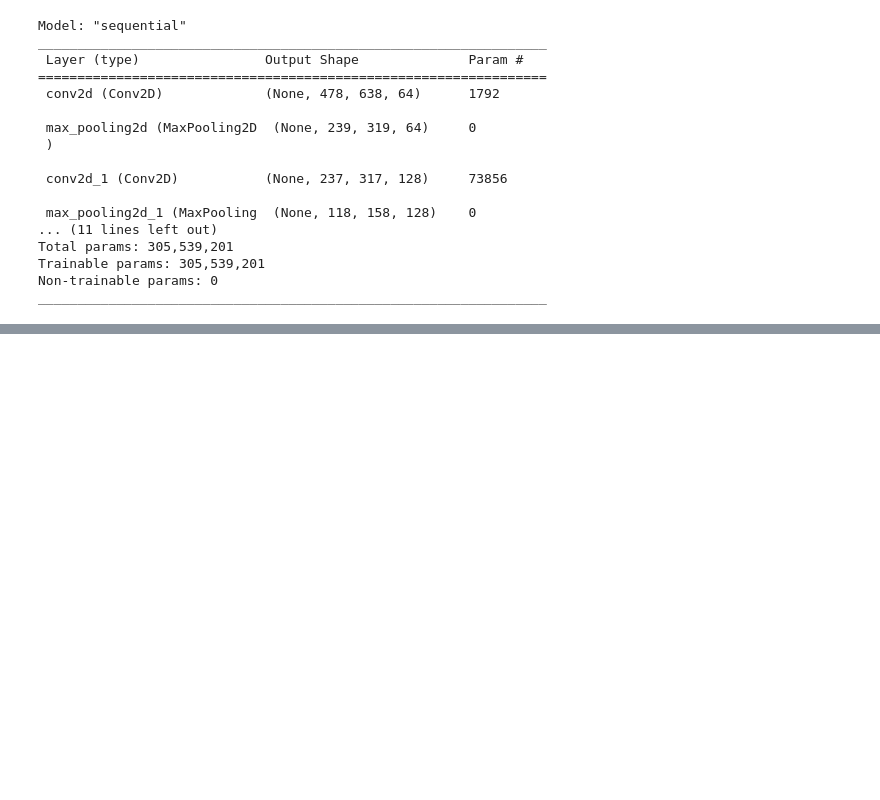
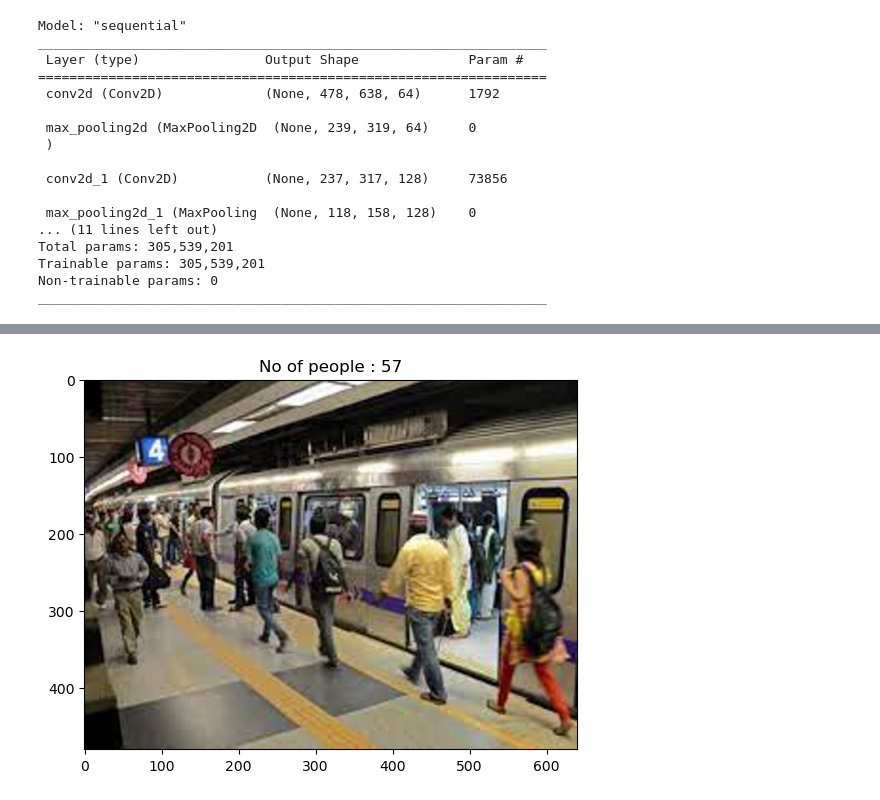
Before and after one commit to hacktoberfest-codex/Namami-Gange-Guide, a Jupyter notebook: Machine Learning/Crowd Count.ipynb, the cells around one changed output, grey strips where cells are left out. Drawn from its saved outputs; the diff is of its cells as text; code cells hidden in the pictures; blank space fills up the shorter version.

```diff
--- a/Machine Learning/Crowd Count.ipynb
+++ b/Machine Learning/Crowd Count.ipynb
@@ -164,0 +157,8 @@ plt.show()
+# %%
+img_path = 'images.jpg'
+image = Image.open(img_path)
+image = image.resize((640, 480))  # Resize the image to match the model's input size
+mall_image = np.array(image)
+mall_image_array = image_array / 255.0
+# %%
+prediction = loaded_model.predict(np.expand_dims(mall_image, axis=0))
@@ -164,0 +167,6 @@ plt.show()
+# %%
+plt.imshow(mall_image)
+plt.title('No of people : {}'.format(int(prediction[0][0])))
+plt.show()
+# %% [output]
+[figure, added]
```
Also changed, not shown: parts of 15 cells of this notebook.
